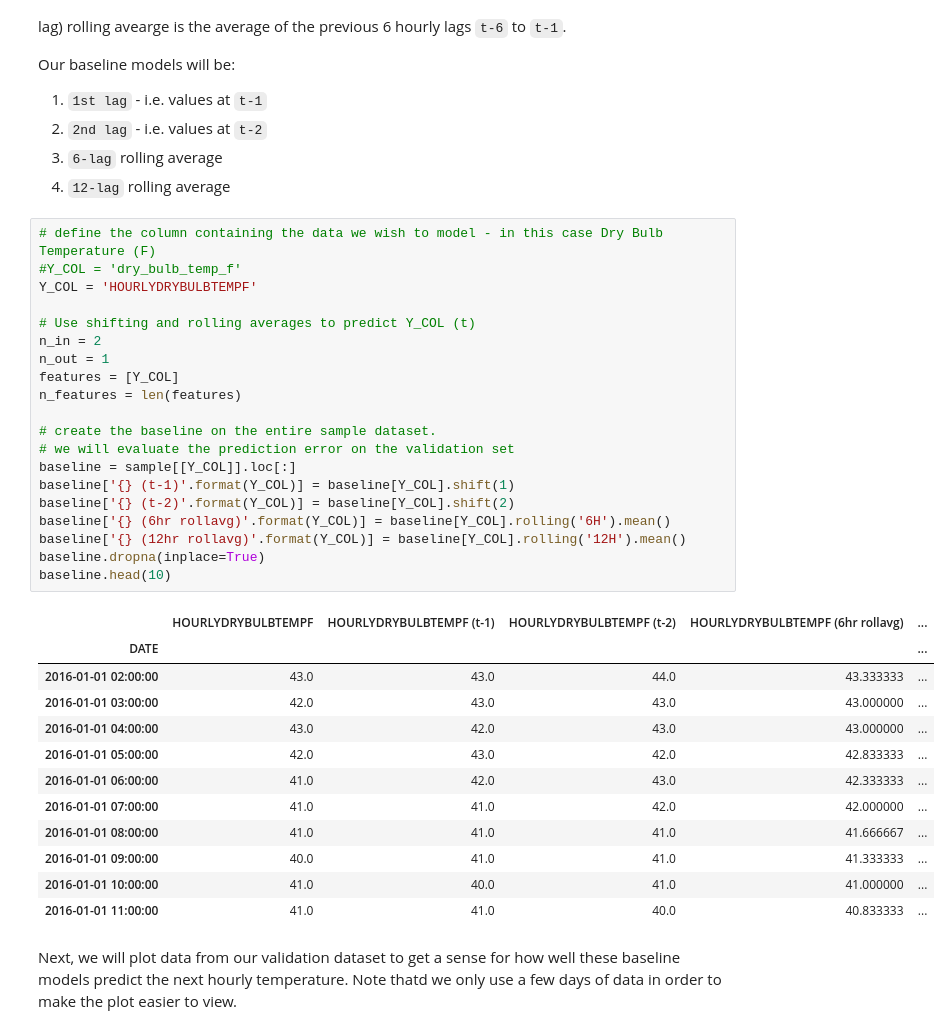
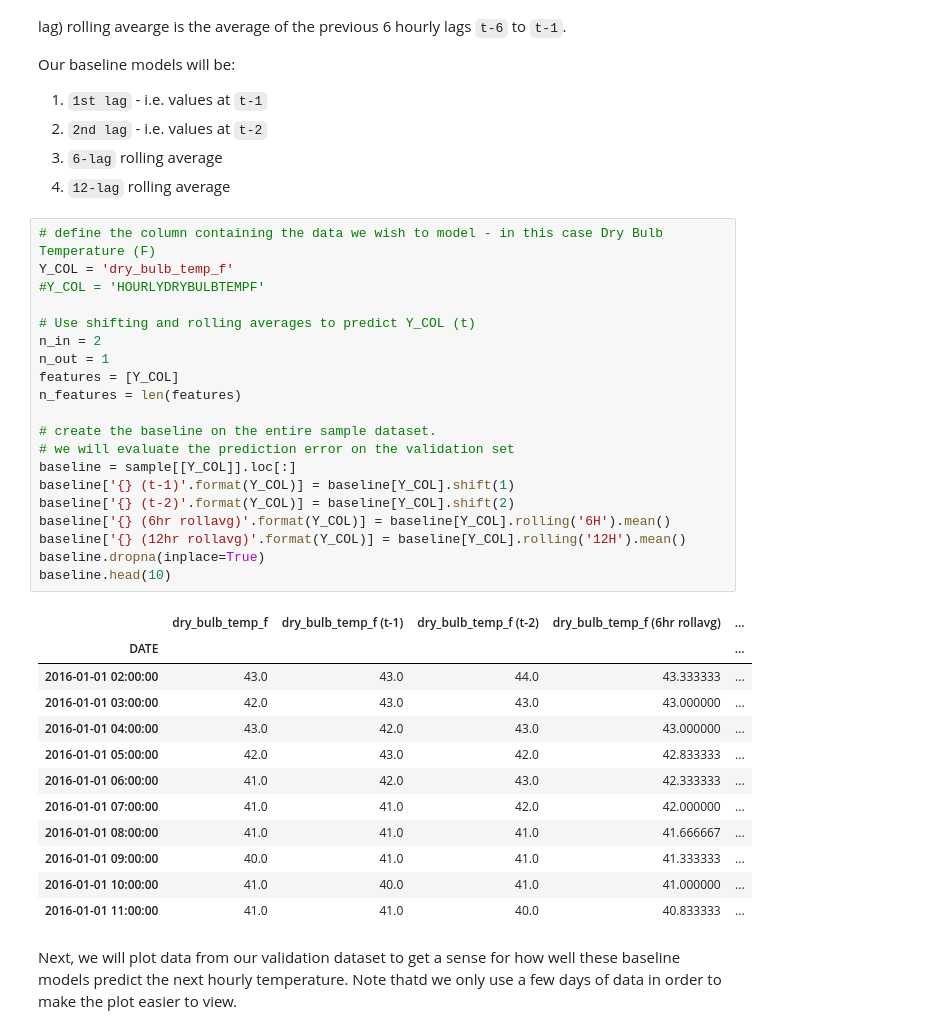
Before and after one commit to Mesbah-1207/eDX_IBM_DS0105EN-Data-Science-Tools, a Jupyter notebook: Part 3 - Time Series Forecasting.ipynb, the cells around one changed output. Drawn from its saved outputs; the diff is of its cells as text.

```diff
--- a/Part 3 - Time Series Forecasting.ipynb
+++ b/Part 3 - Time Series Forecasting.ipynb
@@ -164,26 +164,26 @@ Our baseline models will be:
 4. `12-lag` rolling average
 # %%
 # define the column containing the data we wish to model - in this case Dry Bulb Temperature (F)
-#Y_COL = 'dry_bulb_temp_f'
-Y_COL = 'HOURLYDRYBULBTEMPF'
+Y_COL = 'dry_bulb_temp_f'
+#Y_COL = 'HOURLYDRYBULBTEMPF'
 
 # Use shifting and rolling averages to predict Y_COL (t)
 n_in = 2
 n_out = 1
 features = [Y_COL]
 n_features = len(features)
 
 # create the baseline on the entire sample dataset.
 # we will evaluate the prediction error on the validation set
 baseline = sample[[Y_COL]].loc[:]
 baseline['{} (t-1)'.format(Y_COL)] = baseline[Y_COL].shift(1)
 baseline['{} (t-2)'.format(Y_COL)] = baseline[Y_COL].shift(2)
 baseline['{} (6hr rollavg)'.format(Y_COL)] = baseline[Y_COL].rolling('6H').mean()
 baseline['{} (12hr rollavg)'.format(Y_COL)] = baseline[Y_COL].rolling('12H').mean()
 baseline.dropna(inplace=True)
 baseline.head(10)
 # %% [output]
-|  | HOURLYDRYBULBTEMPF | HOURLYDRYBULBTEMPF (t-1) | HOURLYDRYBULBTEMPF (t-2) | HOURLYDRYBULBTEMPF (6hr rollavg) | ... |
+|  | dry_bulb_temp_f | dry_bulb_temp_f (t-1) | dry_bulb_temp_f (t-2) | dry_bulb_temp_f (6hr rollavg) | ... |
 | DATE |  |  |  |  | ... |
 | 2016-01-01 02:00:00 | 43.0 | 43.0 | 44.0 | 43.333333 | ... |
 | 2016-01-01 03:00:00 | 42.0 | 43.0 | 43.0 | 43.000000 | ... |
```
Also changed, not shown: parts of 7 cells of this notebook.
